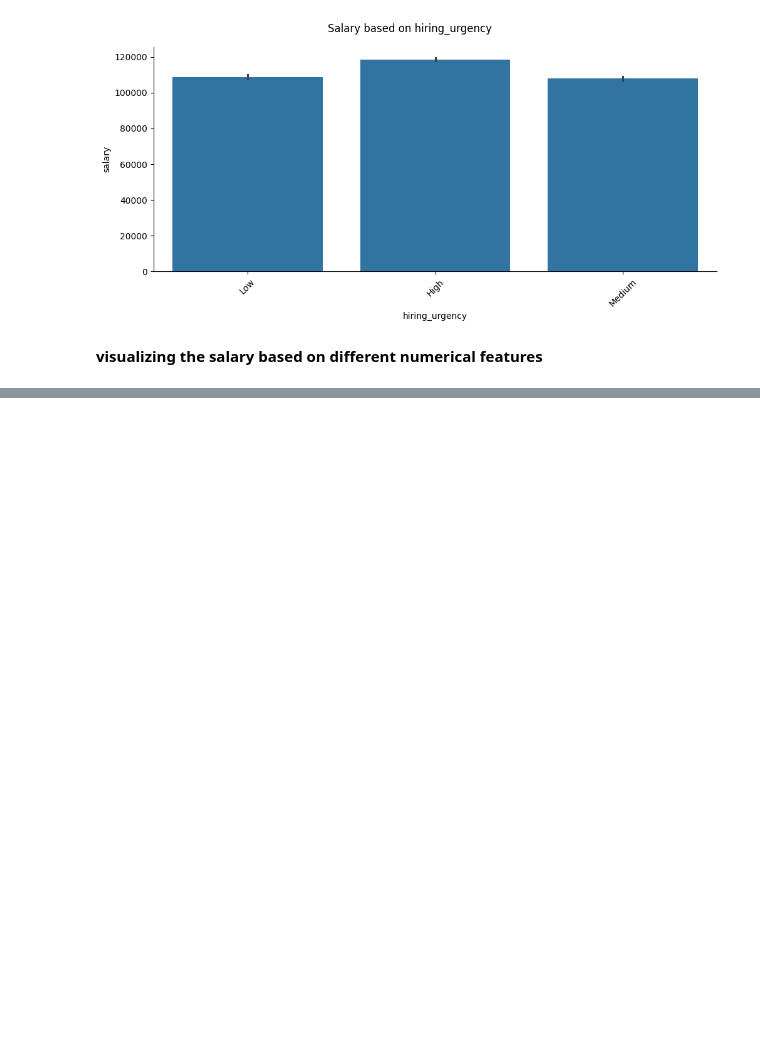
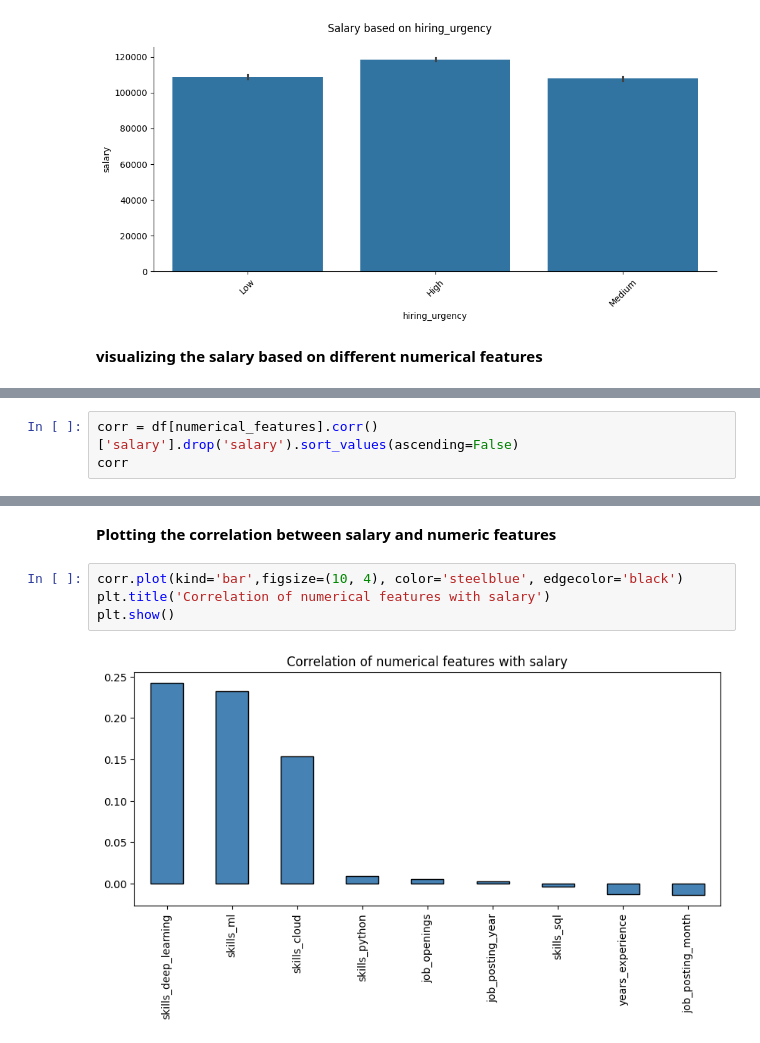
Before and after one commit to AsokTamang/Data_science, a Jupyter notebook: notebook/EDA.ipynb, the cells around one changed output, grey strips where cells are left out. Drawn from its saved outputs; the diff is of its cells as text; blank space fills up the shorter version.

```diff
--- a/notebook/EDA.ipynb
+++ b/notebook/EDA.ipynb
@@ -207,0 +210,3 @@ for feature in numerical_features:
+# %%
+corr = df[numerical_features].corr()['salary'].drop('salary').sort_values(ascending=False)
+corr
@@ -207,0 +224,8 @@ for feature in numerical_features:
+# %% [markdown]
+**Plotting the correlation between salary and numeric features**
+# %%
+corr.plot(kind='bar',figsize=(10, 4), color='steelblue', edgecolor='black')
+plt.title('Correlation of numerical features with salary')
+plt.show()
+# %% [output]
+[figure, added]
```
Also changed, not shown: parts of 3 cells of this notebook.
